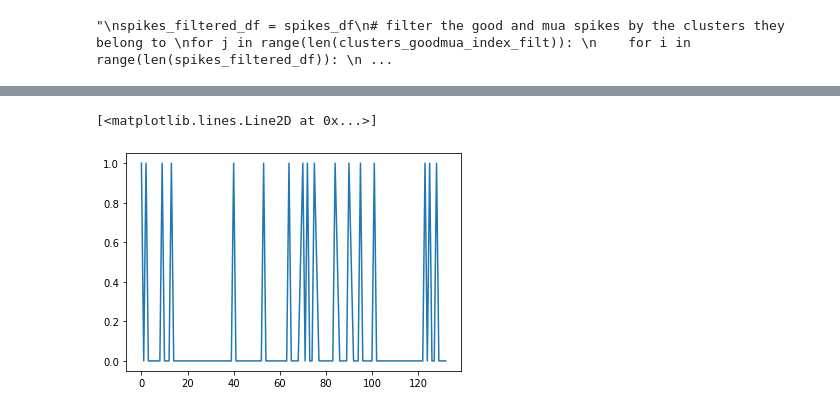
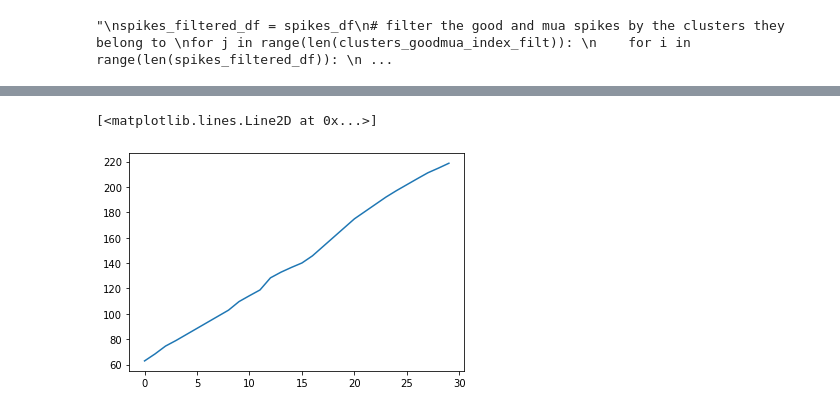
Before and after one commit to KceniaB/NMA_project, a Jupyter notebook: kce/B. Compare clusters.ipynb, the cells around one changed output, grey strips where cells are left out. Drawn from its saved outputs; the diff is of its cells as text; code cells hidden in the pictures.

```diff
--- a/kce/B. Compare clusters.ipynb
+++ b/kce/B. Compare clusters.ipynb
@@ -283,4 +305,4 @@ Length: 100, dtype: float64
 # %%
 trials2_df = trials_df
 #trials2_df.drop(trials_df[trials_df['feedback type']==-1].index, axis=0, inplace=True)
-trials2_df = trials2_df[:100]
+trials2_df = trials2_df[:20]
@@ -366,8 +393,8 @@ plot_spike_filter(theta_lg, dt_stim)
 # %%
-plt.plot(trials2_df['stim contrast left'])
+plt.plot(trials2_df['start time'])
 # %% [output]
 [<matplotlib.lines.Line2D at 0x...>]
-[figure, old version]
+[figure, new version]
 # %%
 plt.plot(y)
 # %% [output]
```
Also changed, not shown: parts of 10 cells of this notebook, 5 other files.
